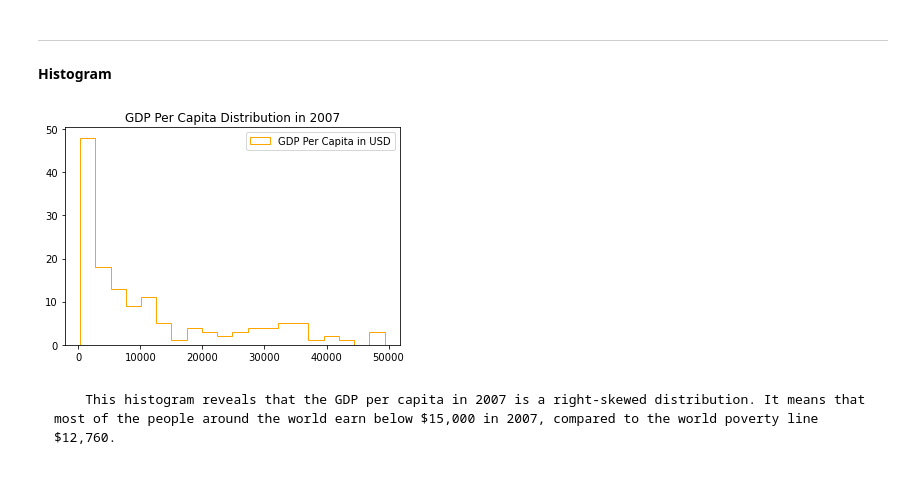
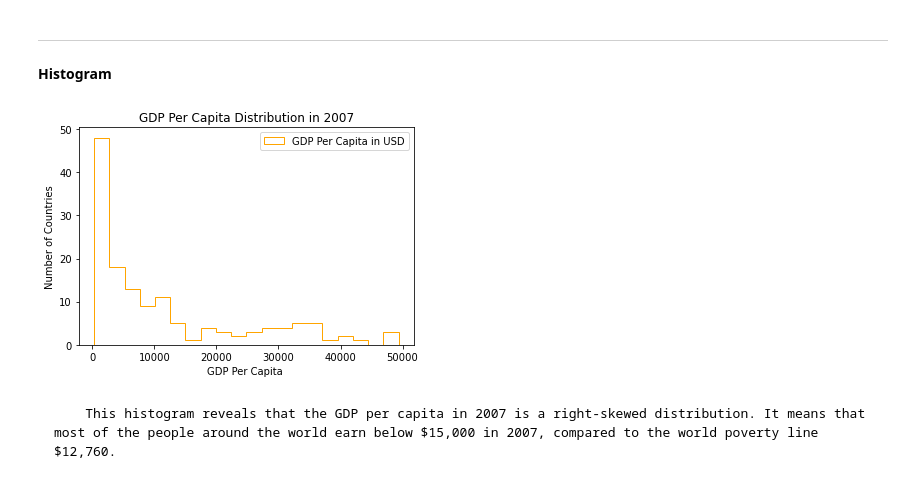
Before and after one commit to ZoeyH28/FeiH, a Jupyter notebook: Python Matplotlib Homework_Wenfei Huang.ipynb, the cells around one changed output. Drawn from its saved outputs; the diff is of its cells as text; code cells hidden in the pictures.

```diff
--- a/Python Matplotlib Homework_Wenfei Huang.ipynb
+++ b/Python Matplotlib Homework_Wenfei Huang.ipynb
@@ -114,13 +120,16 @@ plt.show()
 # %%
 plt.hist(df[df['year'] == 2007]['gdpPercap'], 20, histtype='step',color='orange',
          align = 'mid', label= 'GDP Per Capita in USD')
 
 plt.title('GDP Per Capita Distribution in 2007')
 plt.legend()
 
+plt.xlabel('GDP Per Capita ')
+plt.ylabel('Number of Countries')
+
 plt.show()
 # %% [output]
-[figure, old version]
+[figure, new version]
 # %% [markdown]
         This histogram reveals that the GDP per capita in 2007 is a right-skewed distribution. It means that most of the people around the world earn below $15,000 in 2007, compared to the world poverty line $12,760.
 # %% [markdown]
```
Also changed, not shown: parts of 4 cells of this notebook.
